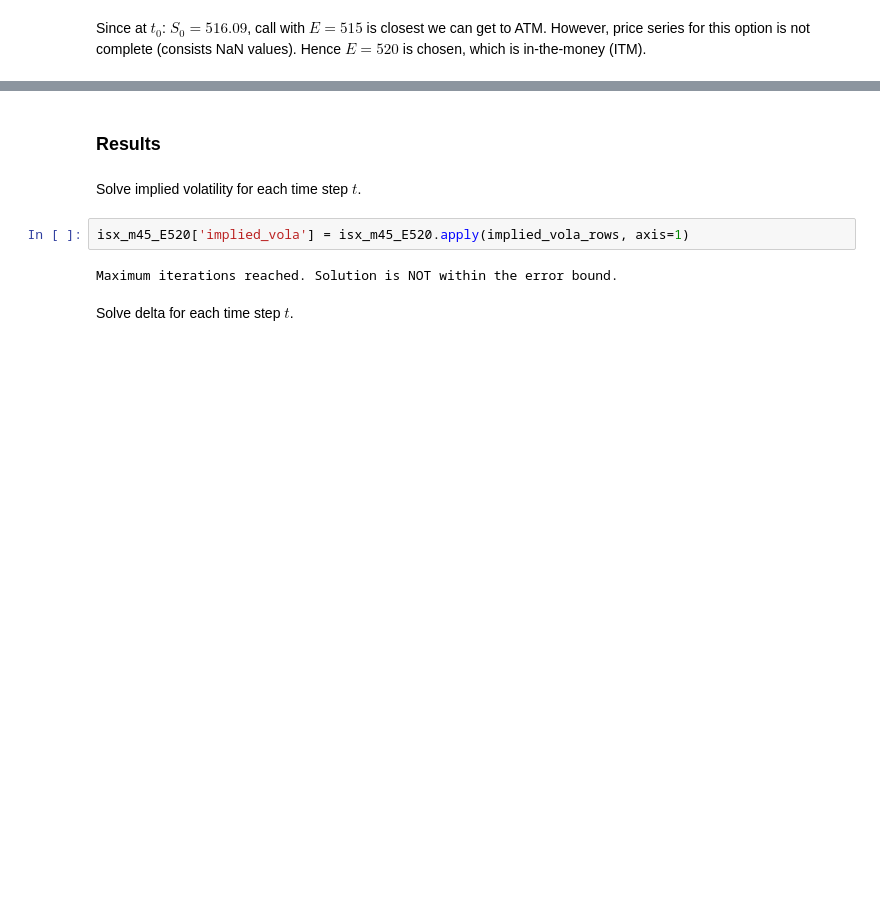
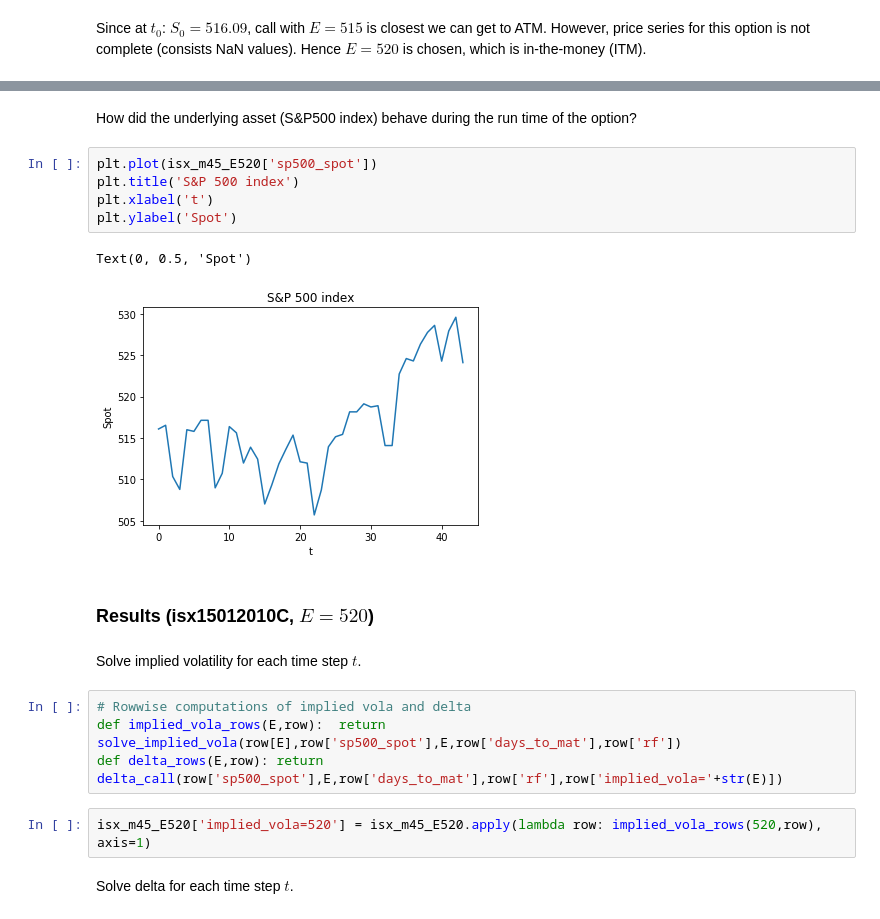
Before and after one commit to j4bert0/FE1-hedging, a Jupyter notebook: hedging.ipynb, the cells around one changed output, grey strips where cells are left out. Drawn from its saved outputs; the diff is of its cells as text; blank space fills up the shorter version.

```diff
--- a/hedging.ipynb
+++ b/hedging.ipynb
@@ -87,11 +89,23 @@ isx_m45_E520.head()
+# %% [markdown]
+How did the underlying asset (S&P500 index) behave during the run time of the option?
+# %%
+plt.plot(isx_m45_E520['sp500_spot'])
+plt.title('S&P 500 index')
+plt.xlabel('t')
+plt.ylabel('Spot')
+# %% [output]
+Text(0, 0.5, 'Spot')
+[figure, added]
 # %% [markdown]
-### Results
+### Results (isx15012010C, $E=520$)
 # %% [markdown]
 Solve implied volatility for each time step $t$.
+# %%
+# Rowwise computations of implied vola and delta
+def implied_vola_rows(E,row):  return solve_implied_vola(row[E],row['sp500_spot'],E,row['days_to_mat'],row['rf'])
+def delta_rows(E,row): return delta_call(row['sp500_spot'],E,row['days_to_mat'],row['rf'],row['implied_vola='+str(E)])
 # %%
-isx_m45_E520['implied_vola'] = isx_m45_E520.apply(implied_vola_rows, axis=1)
+isx_m45_E520['implied_vola=520'] = isx_m45_E520.apply(lambda row: implied_vola_rows(520,row), axis=1)
-# %% [output]
-Maximum iterations reached. Solution is NOT within the error bound.
 # %% [markdown]
 Solve delta for each time step $t$.
 # %%
```
Also changed, not shown: parts of 27 cells of this notebook, 2 other files.
